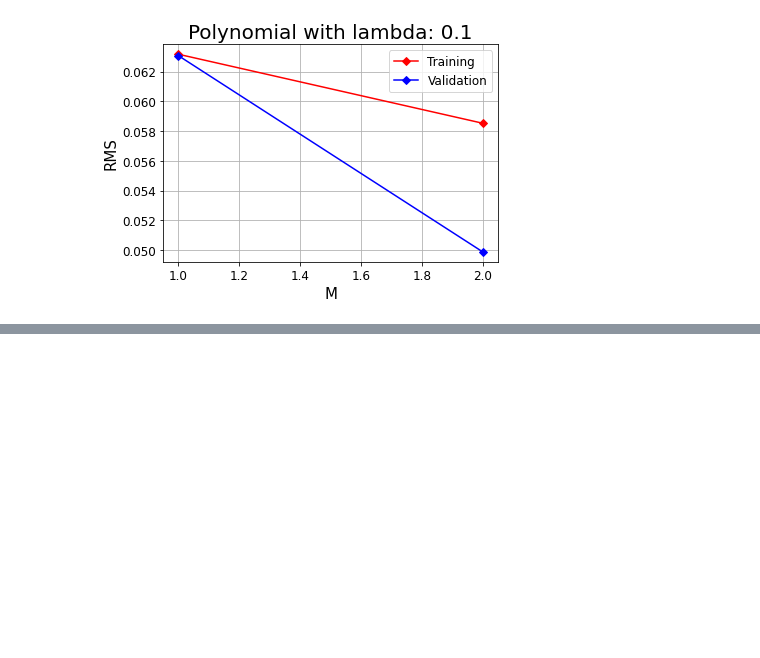
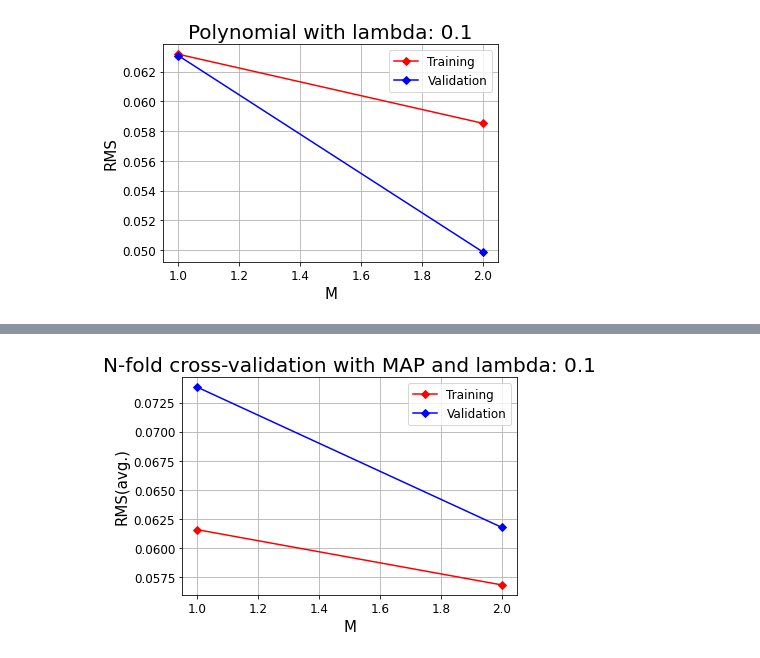
Before and after one commit to Louis5228/2020-Machine-Learning, a Jupyter notebook: 309512014_HW1.ipynb, the cells around one changed output, grey strips where cells are left out. Cells and saved outputs as stored; diff of their text form; code cells hidden in the pictures; blank space fills up the shorter version.

```diff
--- a/309512014_HW1.ipynb
+++ b/309512014_HW1.ipynb
@@ -485,6 +494,7 @@ plt.show()
 [figure]
 # %%
 # N-fold cross-validation with MAP
+Lambda = 0.1
 N = 10
 ratio = 1/N
 ntest_NFold = int(ntarget * ratio)
@@ -529,13 +539,3 @@ for r in range(N):
   RMS_M1_test[0,r] = math.sqrt((np.sum((np.dot(w_M1.T, phi_matrix_M1_test) - dataset_t_test.T)**2) + Lambda*np.dot(w_M1.T,w_M1)) / ntest_NFold)
   RMS_M2_train[0,r] = math.sqrt((np.sum((np.dot(w_M2.T, phi_matrix_M2_train) - dataset_t_train.T)**2) + Lambda*np.dot(w_M2.T,w_M2)) / ntrain_NFold)
   RMS_M2_test[0,r] = math.sqrt((np.sum((np.dot(w_M2.T, phi_matrix_M2_test) - dataset_t_test.T)**2) + Lambda*np.dot(w_M2.T,w_M2)) / ntest_NFold)
-
-a = [RMS_M1_train, RMS_M1_test, RMS_M2_train, RMS_M2_test]
-name = ['RMS_M1_train', 'RMS_M1_test', 'RMS_M2_train', 'RMS_M2_test']
-print("N-fold cross-validation with MAP\n")
-for i in range(4):
-  mu = np.mean(a[i])
-  variance = np.var(a[i])
-  print(name[i], ":")
-  print("mean:     ", mu)
-  print("variance: ", variance, "\n")
@@ -559,0 +542,12 @@ variance:  0.0004062184103747651
+# %%
+a = [RMS_M1_train, RMS_M1_test, RMS_M2_train, RMS_M2_test]
+name = ['RMS_M1_train', 'RMS_M1_test', 'RMS_M2_train', 'RMS_M2_test']
+mean_list = list()
+print("N-fold cross-validation with MAP\n")
+for i in range(4):
+  mu = np.mean(a[i])
+  mean_list.append(mu)
+  variance = np.var(a[i])
+  print(name[i], ":")
+  print("mean:     ", mu)
+  print("variance: ", variance, "\n")
@@ -559,0 +572,13 @@ variance:  0.0004062184103747651
+# %%
+plt.xticks(fontsize = 12)
+plt.yticks(fontsize = 12)
+plt.title('N-fold cross-validation with MAP and lambda: '+str(Lambda), fontsize = 20)
+plt.xlabel('M', fontsize = 15)
+plt.ylabel('RMS(avg.)', fontsize = 15)
+plt.plot([1,2],[mean_list[0],mean_list[2]],color='red',marker = "D",label='Training')
+plt.plot([1,2],[mean_list[1],mean_list[3]],color='blue',marker = "D",label='Validation')
+plt.legend(loc=0, fontsize = 12)
+plt.grid(True)
+plt.show()
+# %% [output]
+[figure, added]
```
Also changed, not shown: parts of 5 cells of this notebook.
